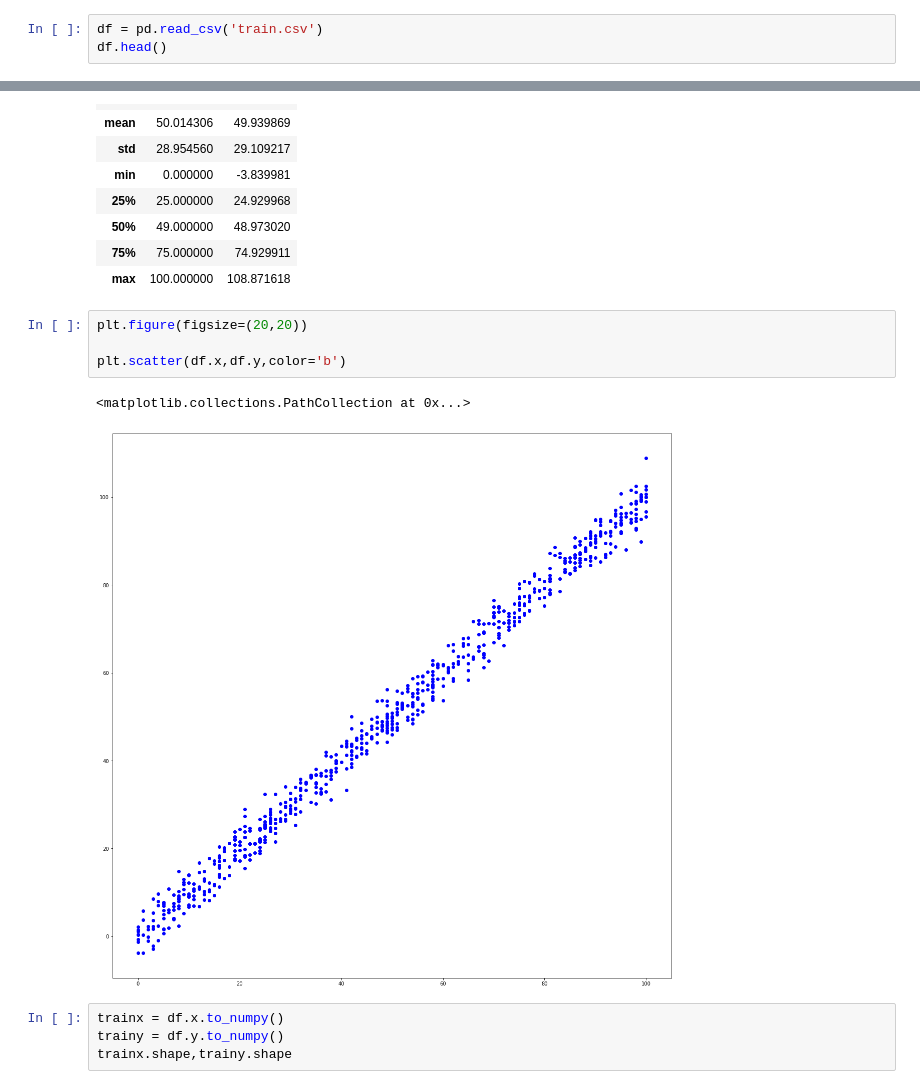
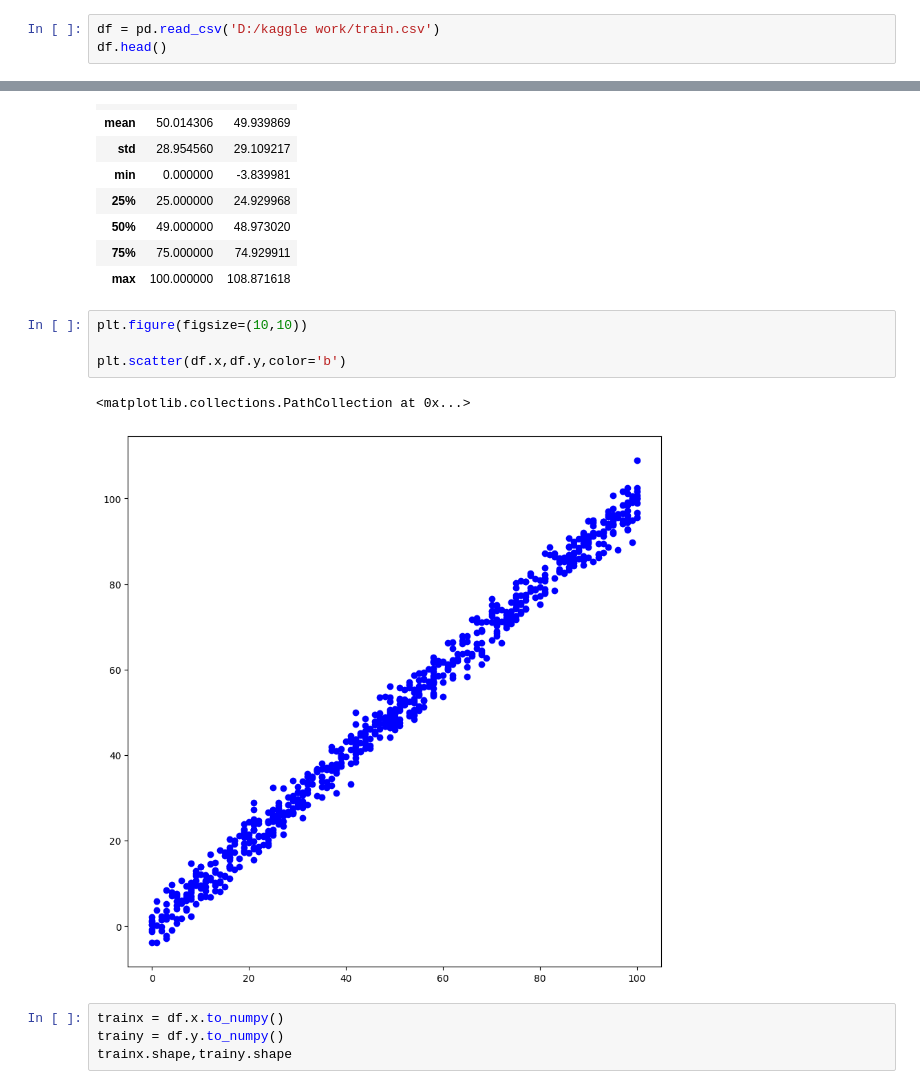
Before and after one commit to GSAUC3/DL-pytorch, a Jupyter notebook: Linear Regression/a.ipynb, the cells around one changed output, grey strips where cells are left out. Cells and saved outputs as stored; diff of their text form.

```diff
--- a/Linear Regression/a.ipynb
+++ b/Linear Regression/a.ipynb
@@ -24,5 +23,5 @@ from tqdm.notebook import tqdm
 # %%
-df = pd.read_csv('train.csv')
+df = pd.read_csv('D:/kaggle work/train.csv')
 df.head()
 # %% [output]
 |  | x | y |
@@ -80,12 +79,12 @@ df.describe()
 | 75% | 75.000000 | 74.929911 |
 | max | 100.000000 | 108.871618 |
 # %%
-plt.figure(figsize=(20,20))
+plt.figure(figsize=(10,10))
 
 plt.scatter(df.x,df.y,color='b')
 # %% [output]
 <matplotlib.collections.PathCollection at 0x...>
-[figure, old version]
+[figure, new version]
 # %%
 trainx = df.x.to_numpy()
 trainy = df.y.to_numpy()
```
Also changed, not shown: parts of 7 cells of this notebook, 5 other files.
